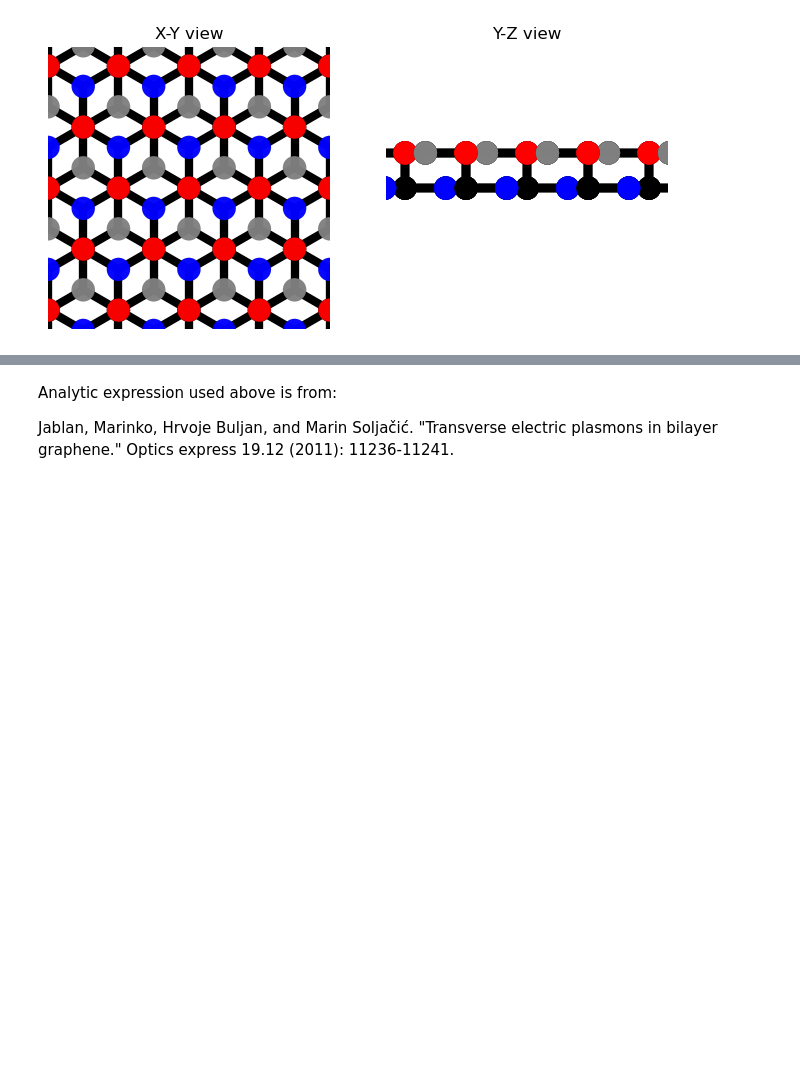
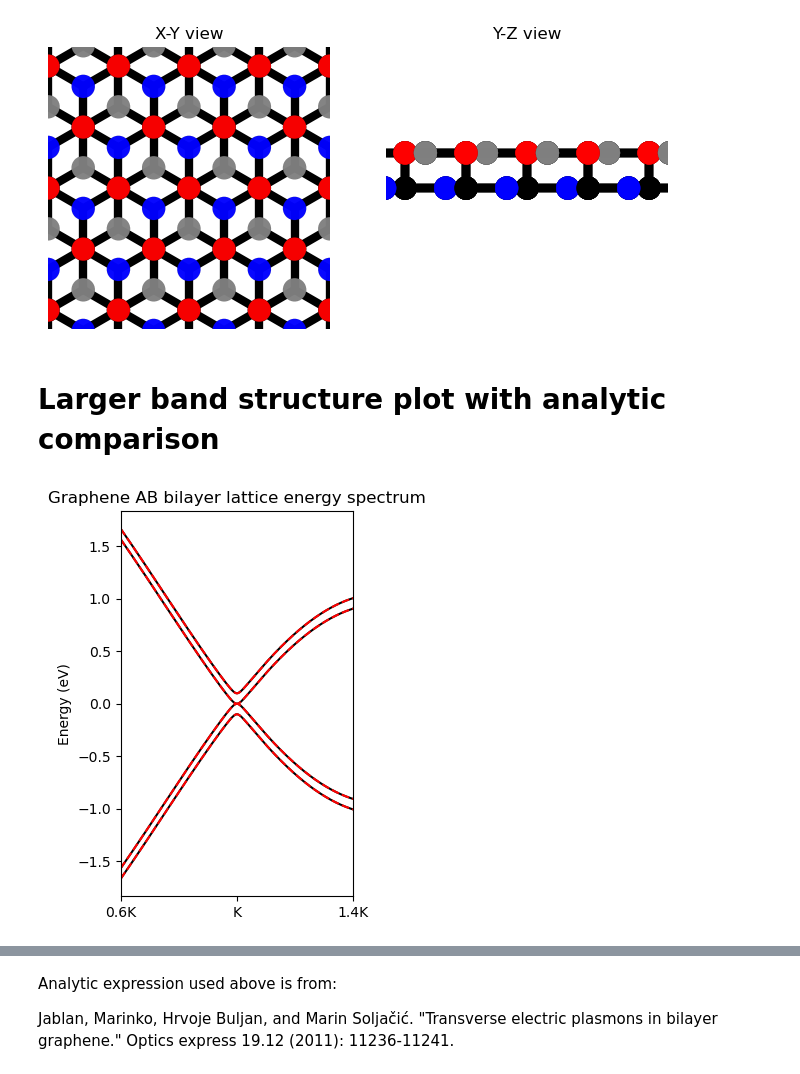
Before and after one commit to AliGhorashiCMT/8.511-Notes-and-Code, a Jupyter notebook: kagome and graphene lattices/Kagome and Graphene.ipynb, the cells around one changed output, grey strips where cells are left out. Saved outputs shown, nothing was run; the diff lists cells and outputs as text; code cells hidden in the pictures; blank space fills up the shorter version.

```diff
--- a/kagome and graphene lattices/Kagome and Graphene.ipynb
+++ b/kagome and graphene lattices/Kagome and Graphene.ipynb
@@ -363,6 +382,45 @@ plt.xlim(-2, 2)
 plt.ylim(-2, 2);
 # %% [output]
 [figure]
+# %% [markdown]
+# Larger band structure plot with analytic comparison
+# %%
+plt.figure(figsize=(3, 5))
+solver = pb.solver.lapack(graphene_model_ab)
+G1, G2 = graphene_lattice_ab.reciprocal_vectors()
+G1 = G1[0:2]
+G2 = G2[0:2]
+Gamma = np.array([0, 0])
+K = -2/3*G1+1/3*G2
+M = 1/2*G1
+#bands = solver.calc_bands(Gamma, M, K, Gamma)
+bands = solver.calc_bands(0.6*K, K, 1.4*K, step=0.01)
+k_path = bands.k_path
+
+k = np.linalg.norm(np.array(bands.k_path-K), axis=1)
+vF = 3/2*a_0*t
+#analytic_ek_ab = np.array([i*tprime*sqrt((vF*k)**2/tprime**2+1/4)+j*tprime/2 for i in [-1, 1] for j in [-1, 1]])
+
+phase1 = einsum("ij, j->i", np.array(k_path), [0, a_0])
+phase2 = einsum("ij, j->i", np.array(k_path), [a_0*sqrt(3)/2, -a_0/2])
+phase3 = einsum("ij, j->i", np.array(k_path), [-a_0*sqrt(3)/2, -a_0/2])
+f_k_sqrd = np.abs(exp(phase1 * 1j) + exp(phase2 * 1j) + exp(phase3 * 1j)) ** 2
+
+graphene_energies_ab = bands.energy
+
+analytics_ek_ab = [j*sqrt(f_k_sqrd + 1/2 * (tprime ** 2 + i * sqrt(tprime**4 + 4 * tprime**2 * f_k_sqrd))) for i in [-1, 1] for j in [-1, 1]]
+plt.plot(graphene_energies_ab, color="black")
+plt.plot(np.transpose(analytics_ek_ab), color="red", linestyle="dashed")
+#plt.plot(np.transpose(analytic_ek_ab_taylor), color="blue", linestyle="dotted")
+
+plt.xticks(k_path.point_indices, ['0.6K', 'K', '1.4K'])
+plt.xlim(0, len(k_path)-1)
+#plt.ylim(-1, 1)
+#plt.yticks(np.linspace(-1, 1, num=2));
+plt.title("Graphene AB bilayer lattice energy spectrum");
+plt.ylabel("Energy (eV)");
+# %% [output]
+[figure, added]
 # %%
 plt.figure(figsize=(3, 5))
 solver = pb.solver.lapack(graphene_model_ab)
```
Also changed, not shown: parts of 7 cells of this notebook, 1 other file.
